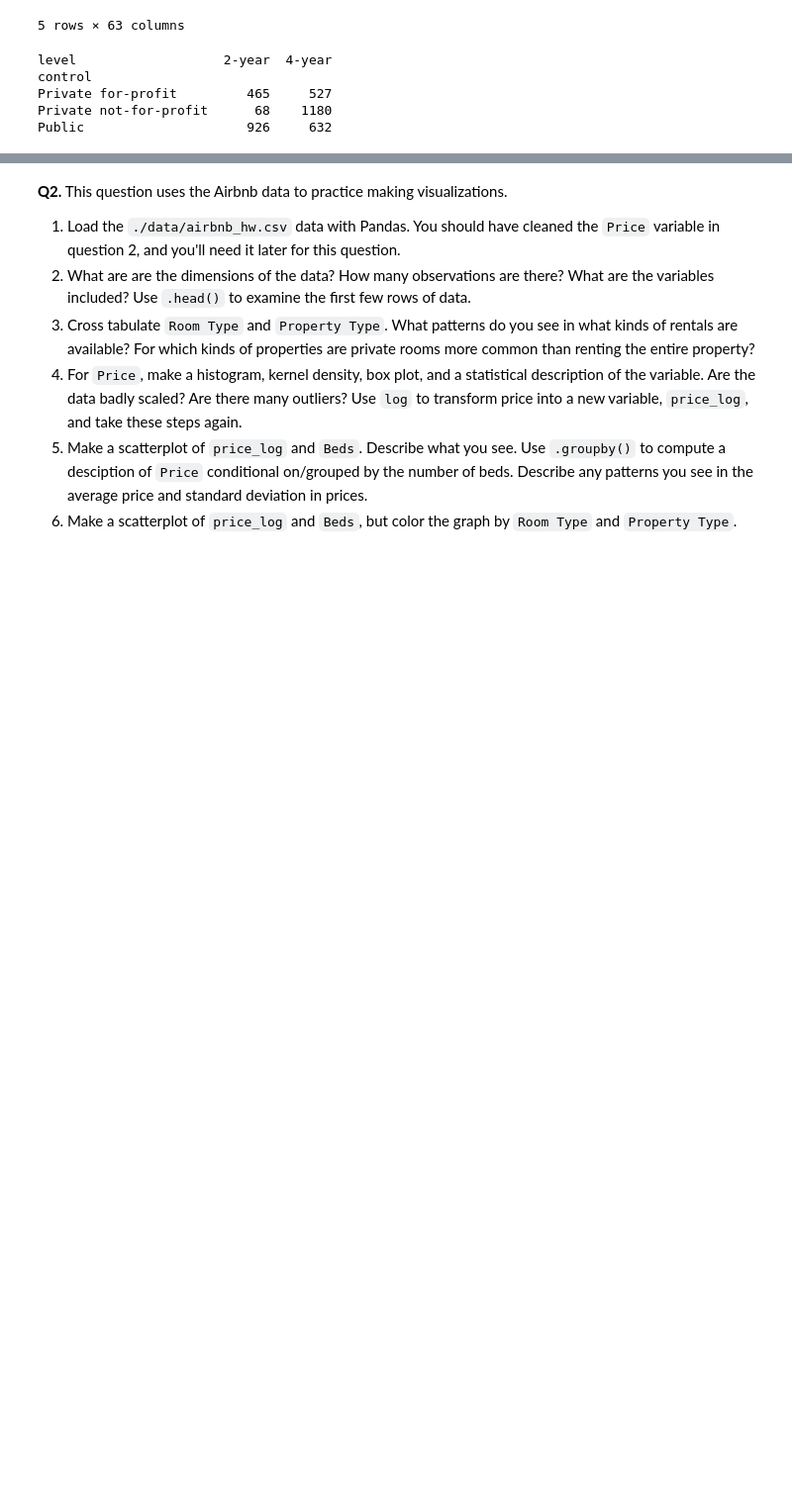
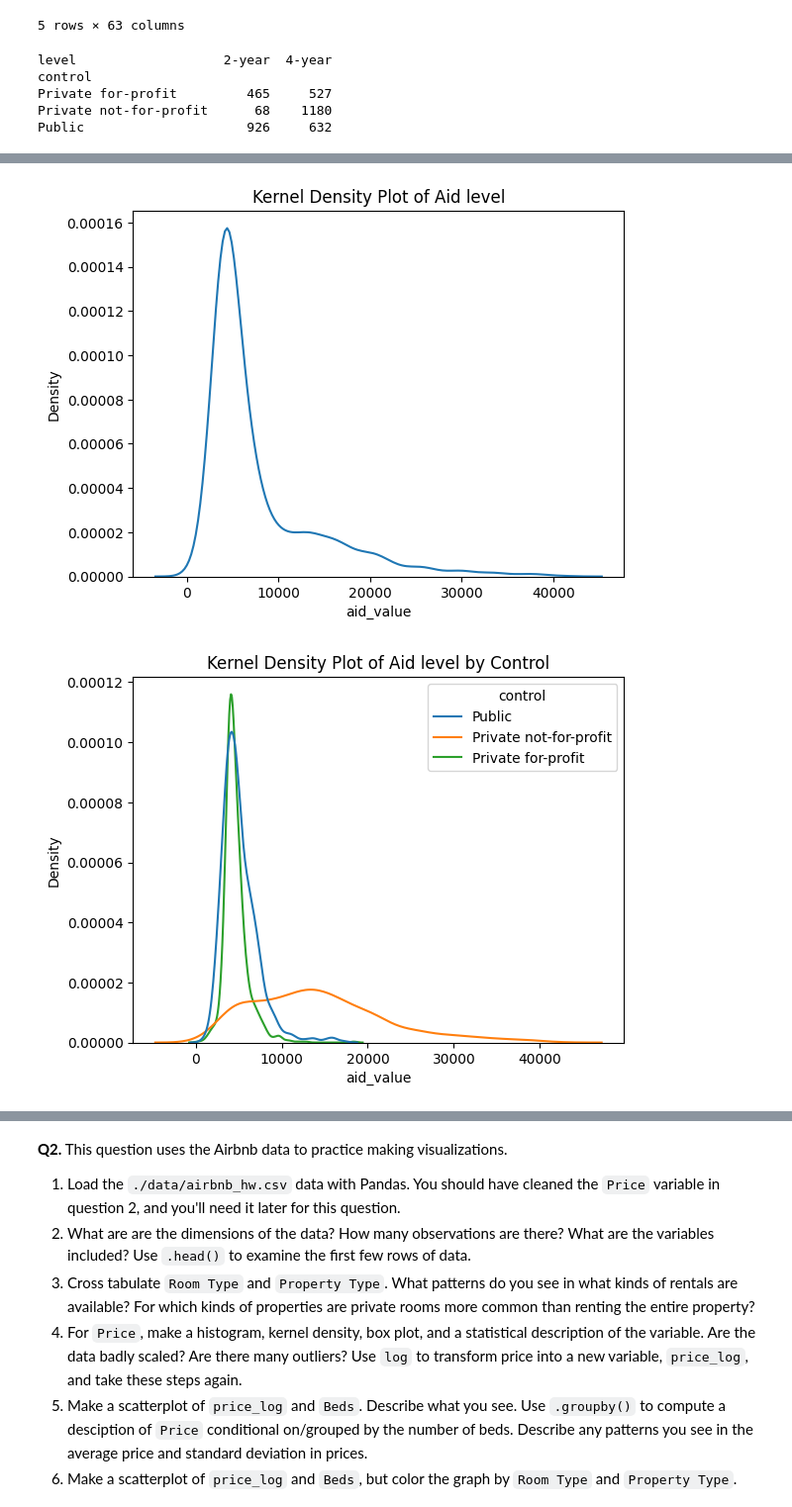
Before and after one commit to ashleynguyen04/visualization, a Jupyter notebook: assignment/assignment.ipynb, the cells around one changed output, grey strips where cells are left out. Shown at 99% size. Cells and saved outputs as stored; diff of their text form; code cells hidden in the pictures; blank space fills up the shorter version.

```diff
--- a/assignment/assignment.ipynb
+++ b/assignment/assignment.ipynb
@@ -113,0 +178,31 @@ fig.set(title="grad_100_value Boxplot", xlabel='grad_100_value')
+# %%
+#7
+sns.kdeplot(data=df, x="aid_value")
+plt.xlabel("aid_value")
+plt.ylabel("Density")
+plt.title("Kernel Density Plot of Aid level")
+plt.show()
+
+sns.kdeplot(data=df, x="aid_value", hue="control")
+plt.xlabel("aid_value")
+plt.ylabel("Density")
+plt.title("Kernel Density Plot of Aid level by Control")
+plt.show()
+
+sns.kdeplot(data=df, x="aid_value", hue="level")
+plt.xlabel("aid_value")
+plt.ylabel("Density")
+plt.title("Kernel Density Plot of Aid level by Level")
+plt.show()
+
+
+sns.kdeplot(data=df, x='aid_value', hue='levelXcontrol')
+plt.title('Aid Value Distribution by Institution Level and Control')
+plt.xlabel('aid_value')
+plt.ylabel('Density')
+plt.show()
+
+print(df.groupby(['control', 'level'])['aid_value'].describe())
+# %% [output]
+[figure, added]
+[figure, added]
```
Also changed, not shown: parts of 6 cells of this notebook.
